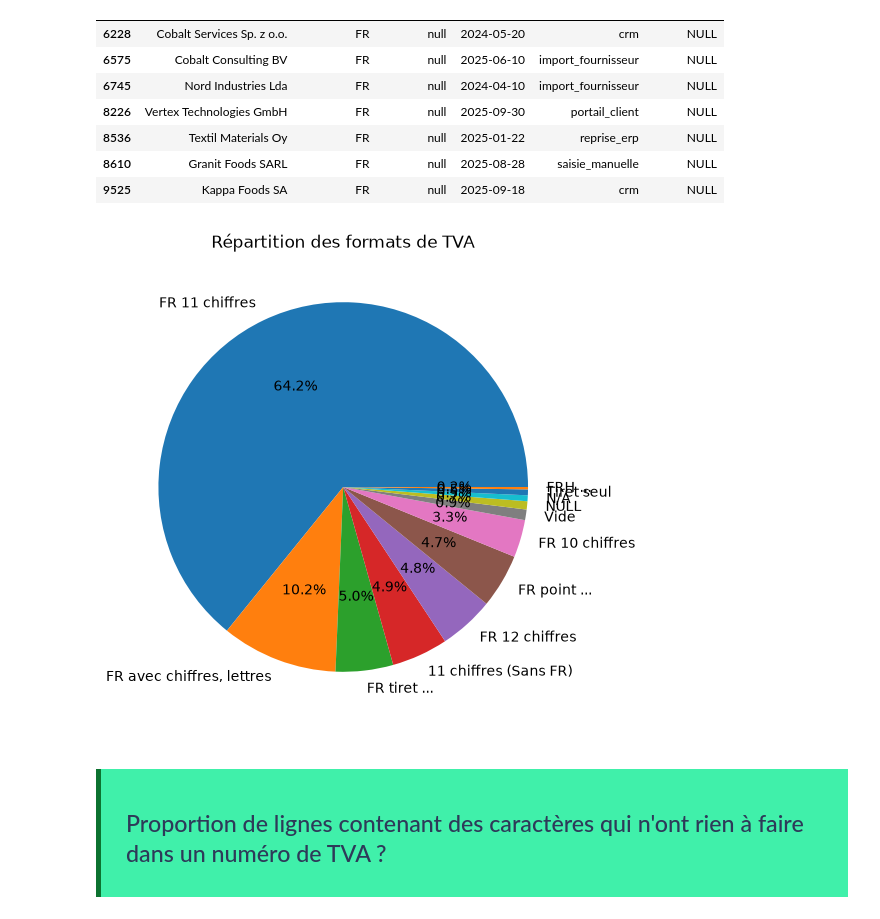
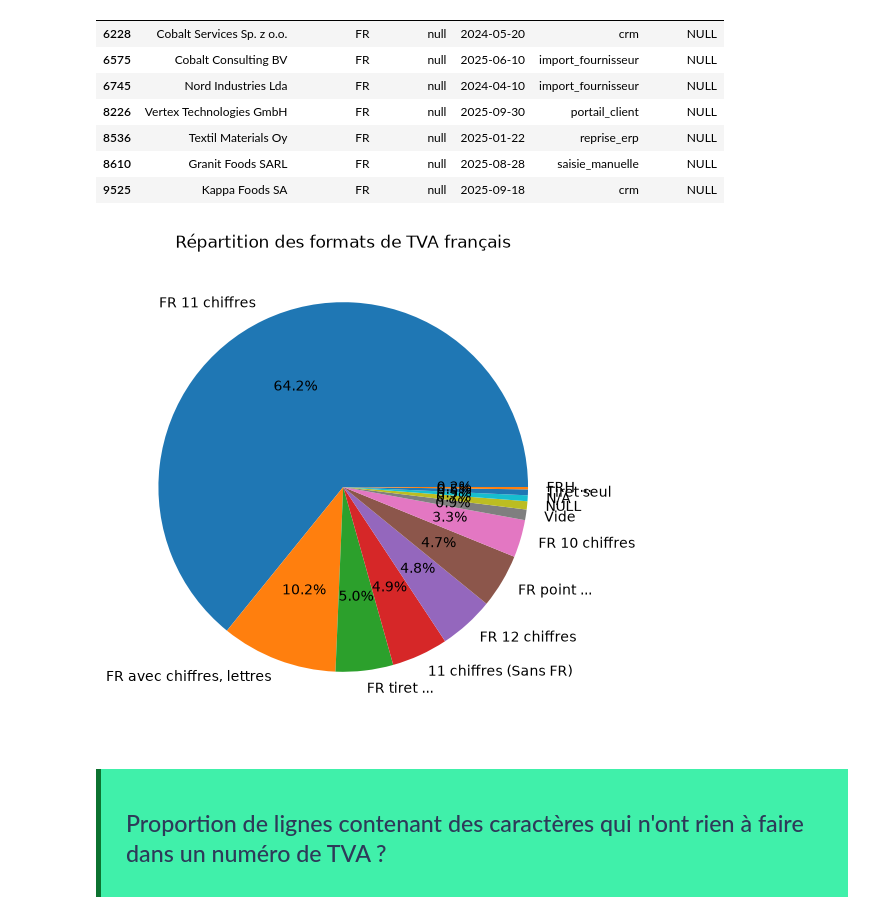
Before and after one commit to Franck-LF/TVA-Intracommunautaire, a Jupyter notebook: notebook/Exploration.ipynb, the cells around one changed output. Drawn from its saved outputs; the diff is of its cells as text; code cells hidden in the pictures.

```diff
--- a/notebook/Exploration.ipynb
+++ b/notebook/Exploration.ipynb
@@ -302,15 +378,15 @@ df_autre_format
 # %%
 df_fr_format['format_TVA'].value_counts().plot(
     kind='pie',
     autopct='%1.1f%%',
     figsize=(6, 6),
-    title='Répartition des formats de TVA'
+    title='Répartition des formats de TVA français'
 )
 
 plt.ylabel('')
 plt.show()
 # %% [output]
-[figure, old version]
+[figure, new version]
 # %% [markdown]
 ##
 <div style="
```
Also changed, not shown: parts of 19 cells of this notebook.
